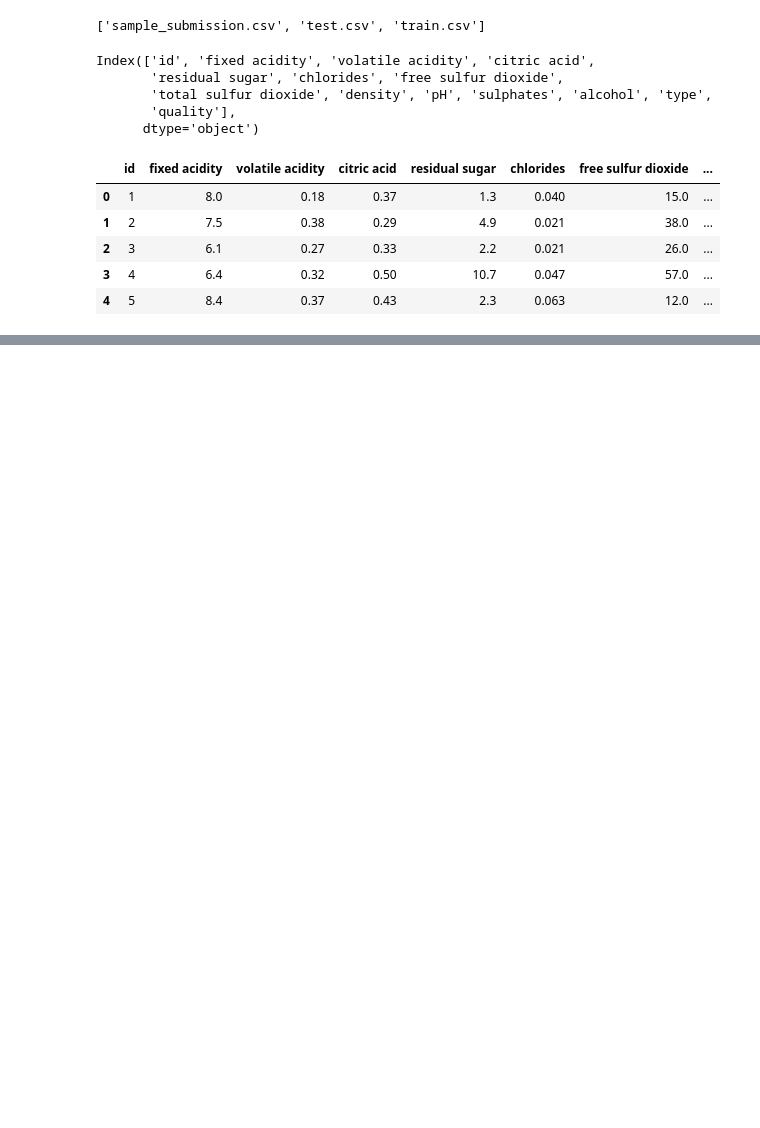
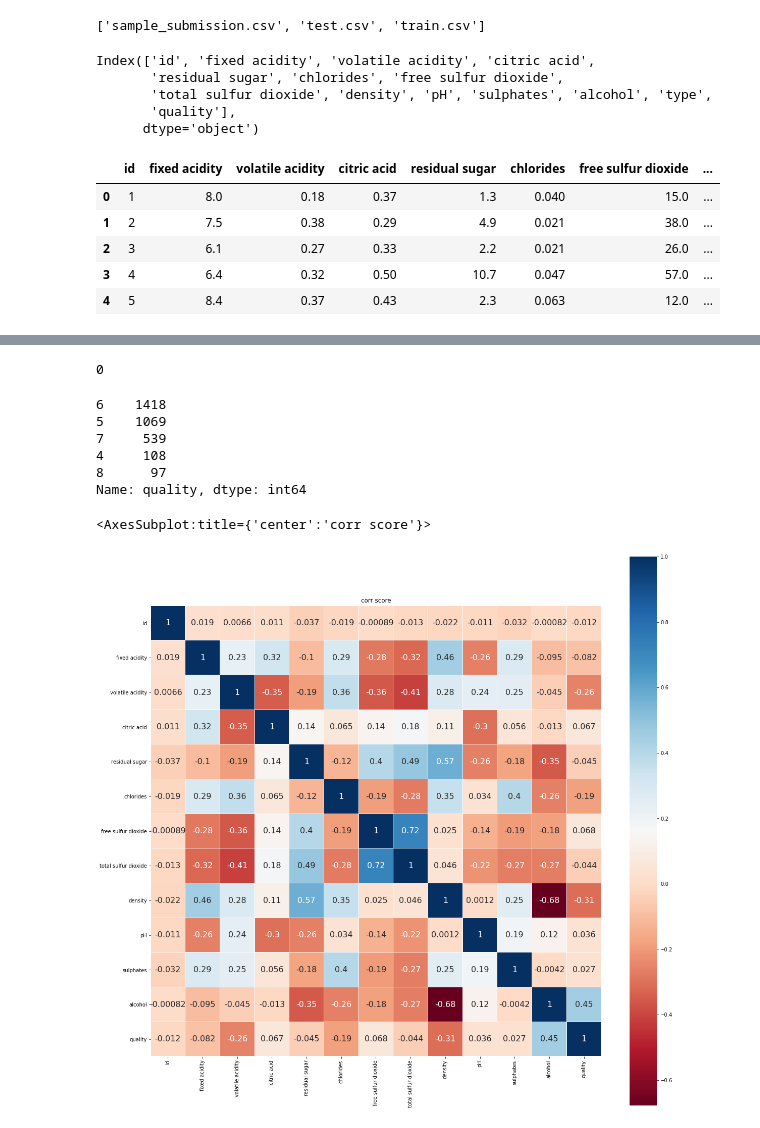
Before and after one commit to Jeong-Beom/TIL, a Jupyter notebook: Self-Study/복습 및 자습/DACON/와인 품질 분류 경진대회(Basic)/EDA.ipynb, the cells around one changed output, grey strips where cells are left out. Drawn from its saved outputs; the diff is of its cells as text; code cells hidden in the pictures; blank space fills up the shorter version.

```diff
--- a/Self-Study/복습 및 자습/DACON/와인 품질 분류 경진대회(Basic)/EDA.ipynb
+++ b/Self-Study/복습 및 자습/DACON/와인 품질 분류 경진대회(Basic)/EDA.ipynb
@@ -31,0 +52,24 @@ Index(['id', 'fixed acidity', 'volatile acidity', 'citric acid',
+# %%
+# 결측치 확인 - 결측치 없음
+train.isnull().sum().sum()
+# %% [output]
+0
+# %%
+# 종속변수 분포도 확인 - 불균형이 심함.
+train.quality.value_counts()
+# %% [output]
+6    1418
+5    1069
+7     539
+4     108
+8      97
+Name: quality, dtype: int64
+# %%
+
+colormap = plt.cm.RdBu
+plt.figure(figsize = (20, 20))
+plt.title('corr score')
+sns.heatmap(train.drop(['type'], axis = 1).corr(), linewidth = 0.1, vmax = 1.0, square = True, cmap = colormap, linecolor = 'white', annot = True, annot_kws = {'size' : 16})
+# %% [output]
+<AxesSubplot:title={'center':'corr score'}>
+[figure, added]
```
Also changed, not shown: parts of 3 cells of this notebook, 2 other files.
